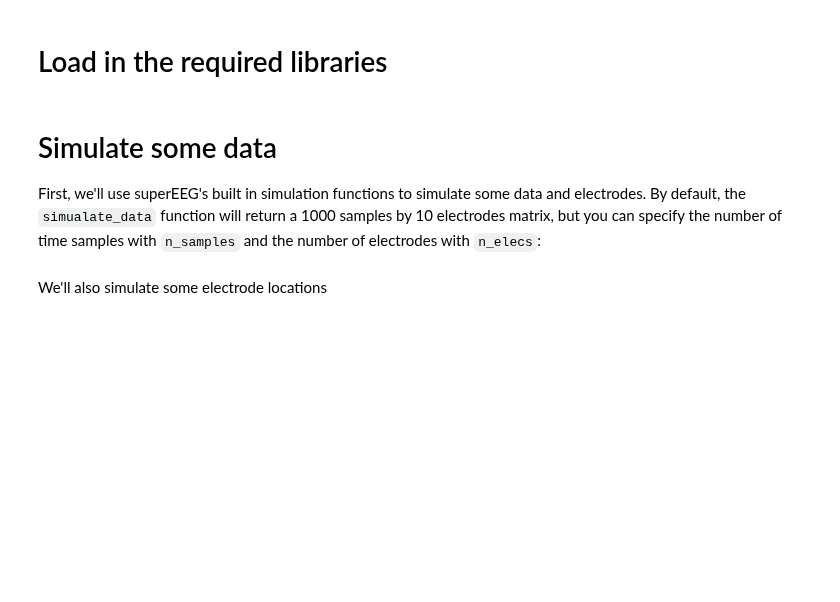
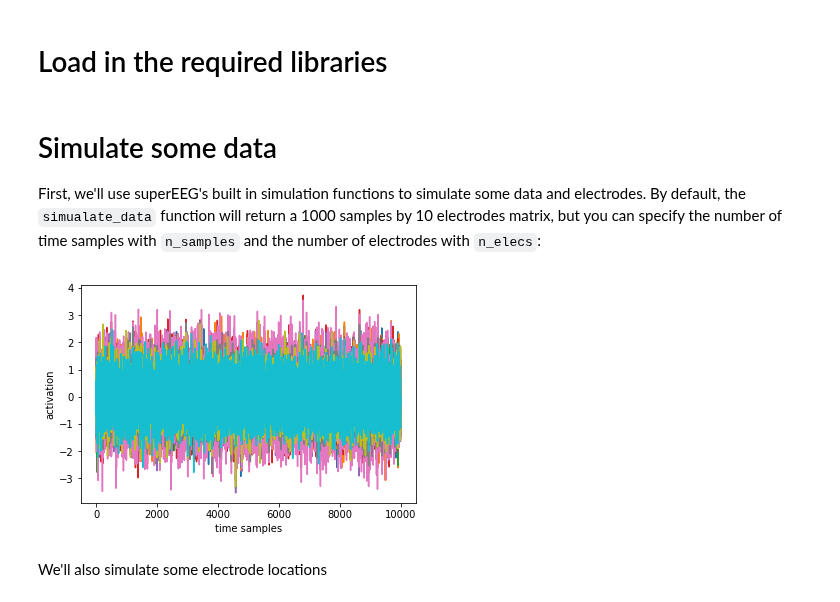
Before and after one commit to ContextLab/supereeg, a Jupyter notebook: docs/tutorial/brain_objects.ipynb, the cells around one changed output. Cells and saved outputs as stored; diff of their text form; code cells hidden in the pictures; blank space fills up the shorter version.

```diff
--- a/docs/tutorial/brain_objects.ipynb
+++ b/docs/tutorial/brain_objects.ipynb
@@ -14,13 +15,15 @@ import seaborn as sns
 First, we'll use superEEG's built in simulation functions to simulate some data and electrodes. By default, the `simualate_data` function will return a 1000 samples by 10 electrodes matrix, but you can specify the number of time samples with `n_samples` and the number of electrodes with `n_elecs`:
 # %%
 # simulate some data
-data = se.simulate_data(n_samples=10000, n_elecs=10)
+data = se.simulate_bo(n_samples=10000, n_elecs=10).get_data()
 
 # plot it
-sns.plt.plot(data)
-sns.plt.xlabel('time samples')
-sns.plt.ylabel('activation')
-sns.plt.show()
+plt.plot(data)
+plt.xlabel('time samples')
+plt.ylabel('activation')
+plt.show()
+# %% [output]
+[figure, added]
 # %% [markdown]
 We'll also simulate some electrode locations
 # %%
```
Also changed, not shown: parts of 14 cells of this notebook, 1 other file.
